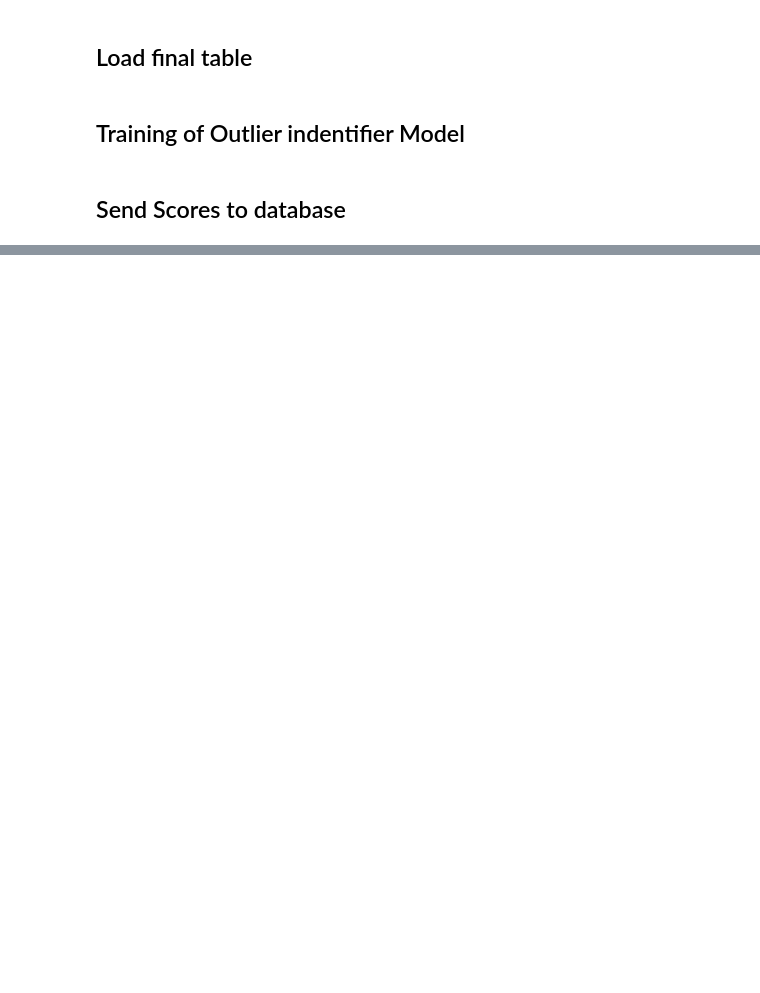
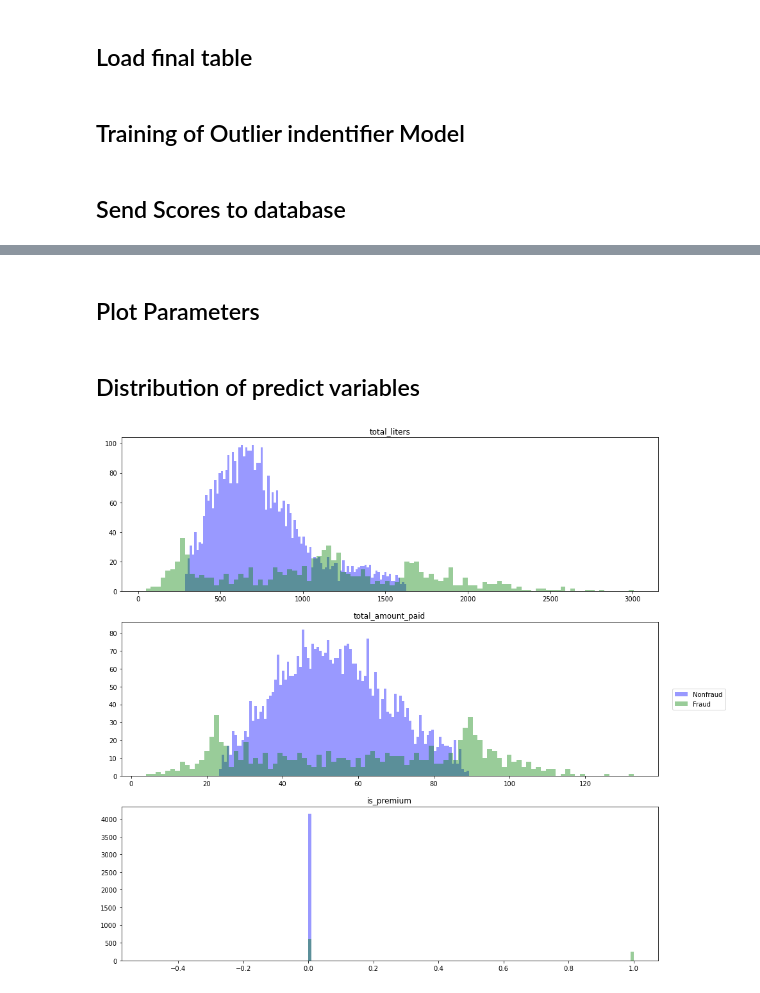
Before and after one commit to juliolops/outlier_identifier_api, a Jupyter notebook: outlier_indentifier_model/outlier_model_development.ipynb, the cells around one changed output, grey strips where cells are left out. Saved outputs shown, nothing was run; the diff lists cells and outputs as text; code cells hidden in the pictures; blank space fills up the shorter version.

Commit message:
add aplication tests and exploratory analysis of the model results

```diff
--- a/outlier_indentifier_model/outlier_model_development.ipynb
+++ b/outlier_indentifier_model/outlier_model_development.ipynb
@@ -50,0 +55,14 @@ print(response)
+# %%
+import pandas as pd
+import seaborn as sns
+import matplotlib.pyplot as plt
+
+
+df_analysis = pd.DataFrame({"id":users_test.tolist(),
+                "outlier_prob":scores.tolist(),
+                "class_pred":predictions_classes,
+                table_grouped_array[0,1]:X_test[:,0].astype(float),
+                table_grouped_array[0,2]:X_test[:,1].astype(float),
+                table_grouped_array[0,3]:X_test[:,2].astype(float)})
+
+df_analysis.head()
@@ -50,0 +76,30 @@ print(response)
+# %% [markdown]
+## Plot Parameters
+# %%
+colors = ["red","yellow","black","green","blue"]
+n_bins = 100
+# %% [markdown]
+## Distribution of predict variables
+# %%
+f, axes = plt.subplots(3, 1,figsize=(15,15))
+
+sns.distplot(df_analysis[df_analysis['class_pred']=='nonfraud']['total_liters'].values, bins=n_bins, kde=False,label='Nonfraud',color=colors[4],ax=axes[0]).set_title("total_liters")
+sns.distplot(df_analysis[df_analysis['class_pred']=='fraud']['total_liters'].values, bins=n_bins, kde=False,label='Fraud',color=colors[3],ax=axes[0]).set_title("total_liters")
+
+
+
+sns.distplot(df_analysis[df_analysis['class_pred']=='nonfraud']['total_amount_paid'].values, bins=n_bins, kde=False,label='Nonfraud',color=colors[4],ax=axes[1]).set_title("total_amount_paid")
+sns.distplot(df_analysis[df_analysis['class_pred']=='fraud']['total_amount_paid'].values, bins=n_bins, kde=False,label='Fraud',color=colors[3],ax=axes[1]).set_title("total_amount_paid")
+
+
+sns.distplot(df_analysis[df_analysis['class_pred']=='nonfraud']['is_premium'].values, bins=n_bins, kde=False,label='Nonfraud',color=colors[4],ax=axes[2]).set_title("is_premium")
+sns.distplot(df_analysis[df_analysis['class_pred']=='fraud']['is_premium'].values, bins=n_bins, kde=False,label='Fraud',color=colors[3],ax=axes[2]).set_title("is_premium")
+
+
+lines, labels = f.axes[-1].get_legend_handles_labels()
+
+f.legend(lines, labels, loc = 'right')
+
+plt.show()
+# %% [output]
+[figure, added]
```
Also changed, not shown: parts of 6 cells of this notebook, 3 other files.
